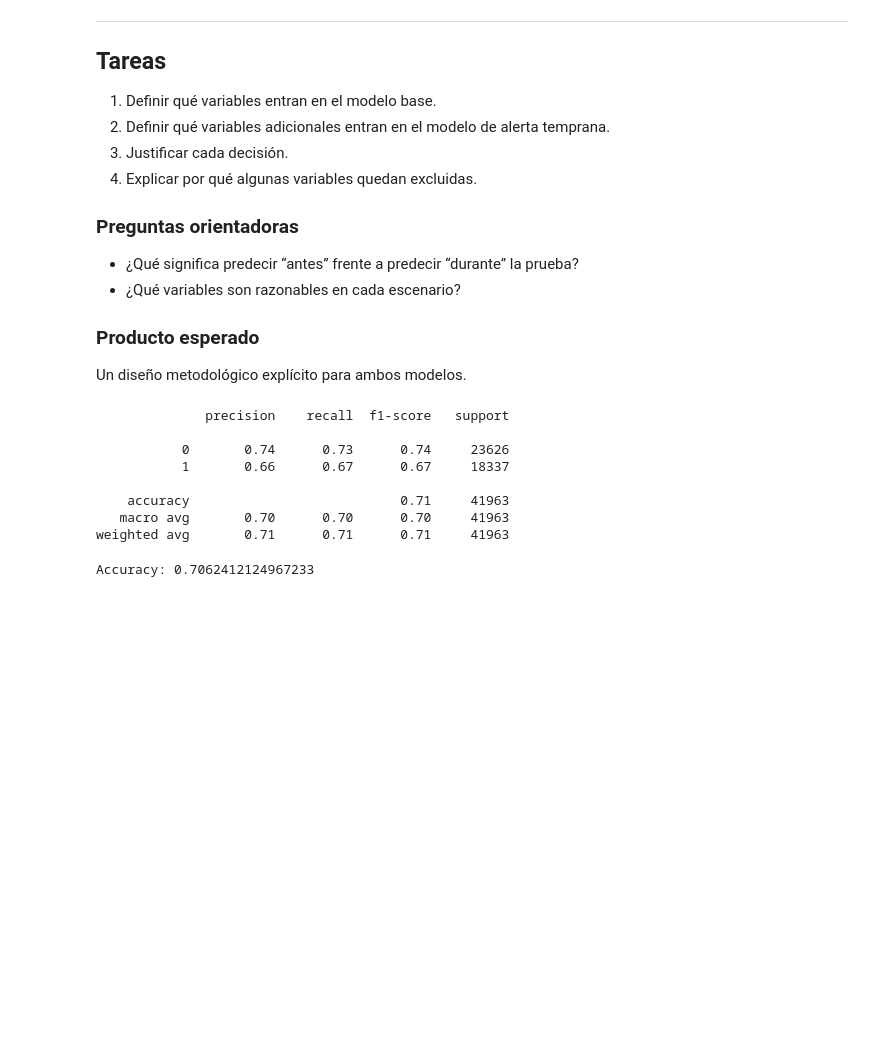
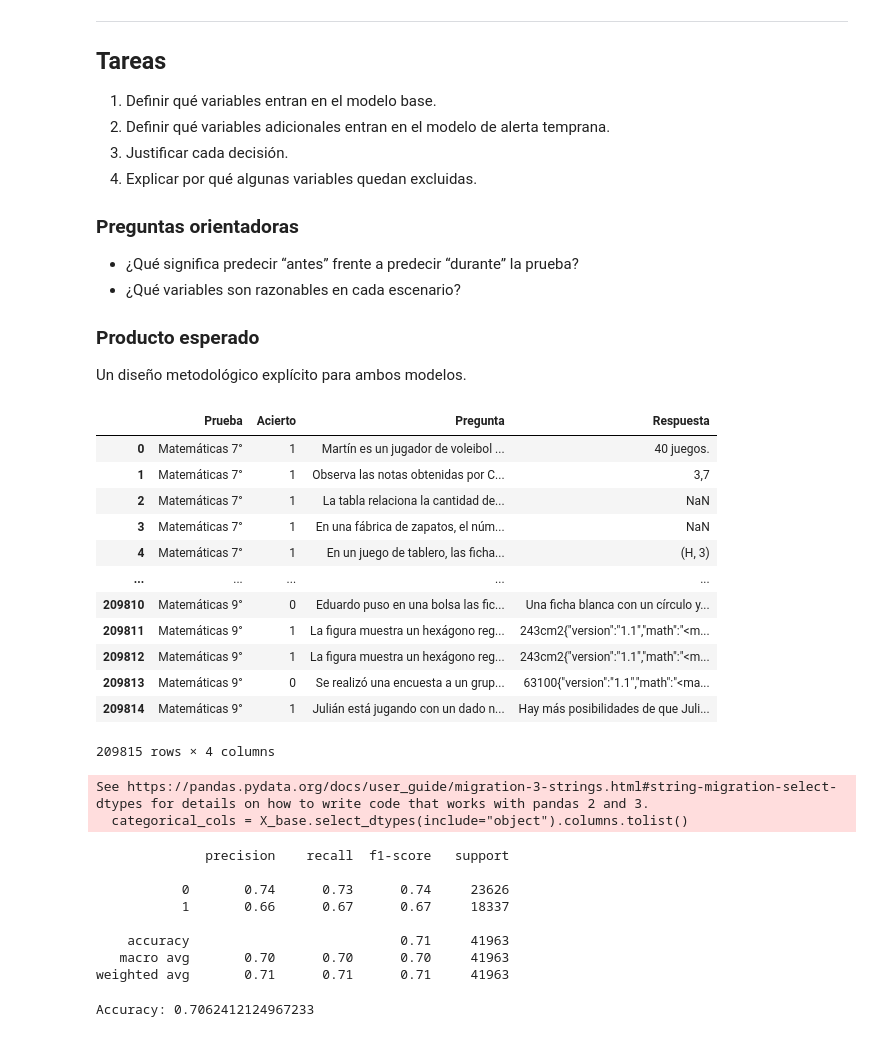
Before and after one commit to RamiroSeb2021/CXAI_M, a Jupyter notebook: Taller_LIME_SHAP_base_real.ipynb, the cells around one changed output. Drawn from its saved outputs; the diff is of its cells as text; code cells hidden in the pictures; blank space fills up the shorter version.

```diff
--- a/Taller_LIME_SHAP_base_real.ipynb
+++ b/Taller_LIME_SHAP_base_real.ipynb
@@ -342,11 +342,6 @@ Se deben construir al menos **tres visualizaciones** y acompañarlas con interpr
 ### Producto esperado
 
 Una sección descriptiva con gráficos y hallazgos.
-# %%
-import pandas as pd
-
-csv_url = "https://docs.google.com/spreadsheets/d/1LqTPK6Yt7eVPHbERfSBfPHyhZXayjFbo/export?format=csv"
-df = pd.read_csv(csv_url)
 # %%
 df["Nota en prueba"] = (
     df["Nota en prueba"]
@@ -561,6 +556,22 @@ base_features = [
 
 X_base = df[base_features]
 y = df[target]
+# %%
+X_base
+# %% [output]
+|  | Prueba | Acierto | Pregunta | Respuesta |
+| 0 | Matemáticas 7° | 1 | Martín es un jugador de voleibol ... | 40 juegos. |
+| 1 | Matemáticas 7° | 1 | Observa las notas obtenidas por C... | 3,7 |
+| 2 | Matemáticas 7° | 1 | La tabla relaciona la cantidad de... | NaN |
+| 3 | Matemáticas 7° | 1 | En una fábrica de zapatos, el núm... | NaN |
+| 4 | Matemáticas 7° | 1 | En un juego de tablero, las ficha... | (H, 3) |
+| ... | ... | ... | ... | ... |
+| 209810 | Matemáticas 9° | 0 | Eduardo puso en una bolsa las fic... | Una ficha blanca con un círculo y... |
+| 209811 | Matemáticas 9° | 1 | La figura muestra un hexágono reg... | 243cm2{"version":"1.1","math":"<m... |
+| 209812 | Matemáticas 9° | 1 | La figura muestra un hexágono reg... | 243cm2{"version":"1.1","math":"<m... |
+| 209813 | Matemáticas 9° | 0 | Se realizó una encuesta a un grup... | 63100{"version":"1.1","math":"<ma... |
+| 209814 | Matemáticas 9° | 1 | Julián está jugando con un dado n... | Hay más posibilidades de que Juli... |
+209815 rows × 4 columns
 # %%
 categorical_cols = X_base.select_dtypes(include="object").columns.tolist()
 numeric_cols = X_base.select_dtypes(include=["int64","float64"]).columns.tolist()
@@ -588,14 +599,16 @@ model_base.fit(X_train_base, y_train_base)
 y_pred_base = model_base.predict(X_test_base)
 print(classification_report(y_test_base, y_pred_base))
 # %% [output]
-              precision    recall  f1-score   support
-
-           0       0.74      0.73      0.74     23626
-           1       0.66      0.67      0.67     18337
-
-    accuracy                           0.71     41963
-   macro avg       0.70      0.70      0.70     41963
-weighted avg       0.71      0.71      0.71     41963
+See https://pandas.pydata.org/docs/user_guide/migration-3-strings.html#string-migration-select-dtypes for details on how to write code that works with pandas 2 and 3.
+  categorical_cols = X_base.select_dtypes(include="object").columns.tolist()
+              precision    recall  f1-score   support
+
+           0       0.74      0.73      0.74     23626
+           1       0.66      0.67      0.67     18337
+
+    accuracy                           0.71     41963
+   macro avg       0.70      0.70      0.70     41963
+weighted avg       0.71      0.71      0.71     41963
 # %%
 accuracy_base = accuracy_score(y_test_base, y_pred_base)
 print("Accuracy:", accuracy_base)
```
Also changed, not shown: parts of 3 cells of this notebook, 2 other files.
